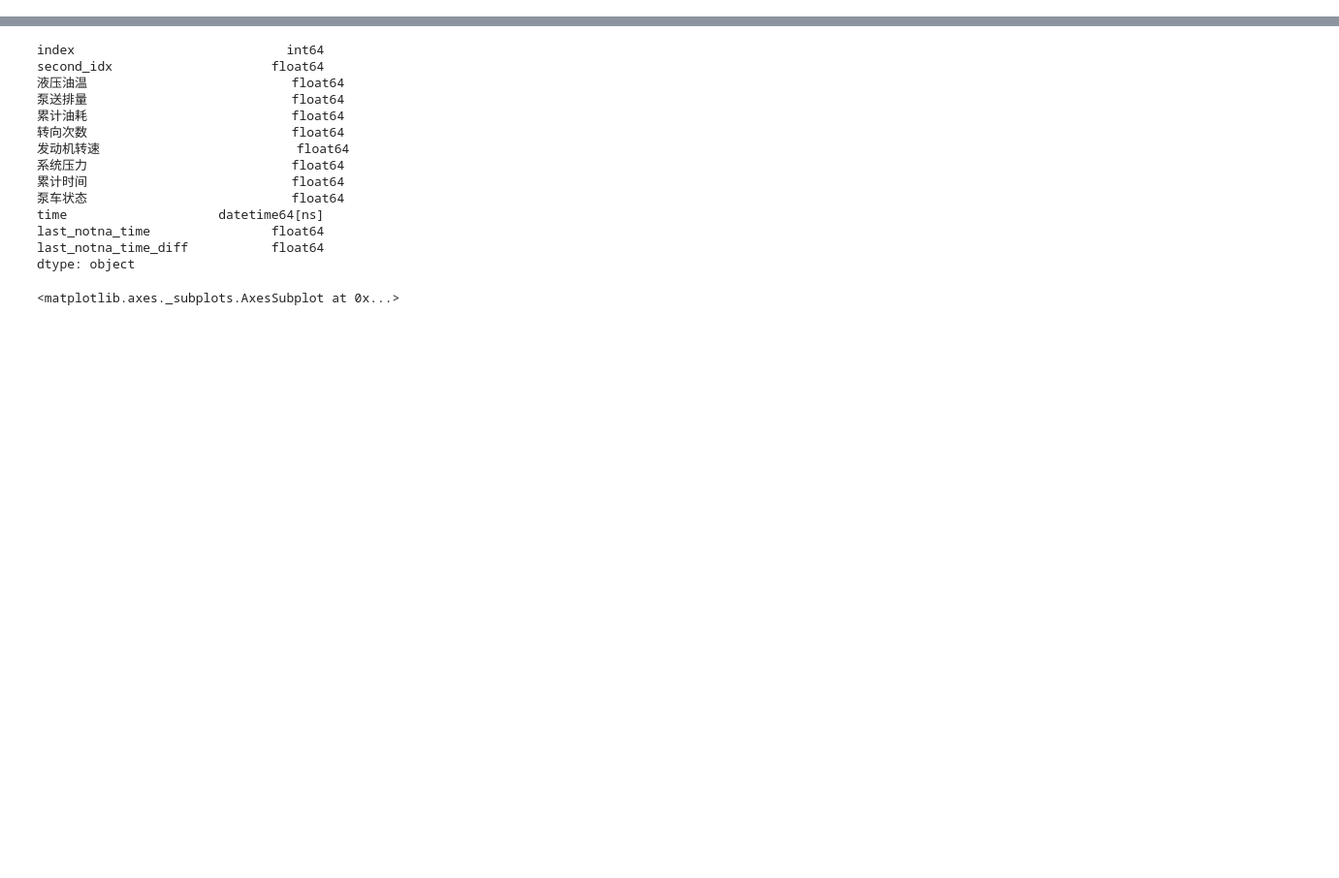
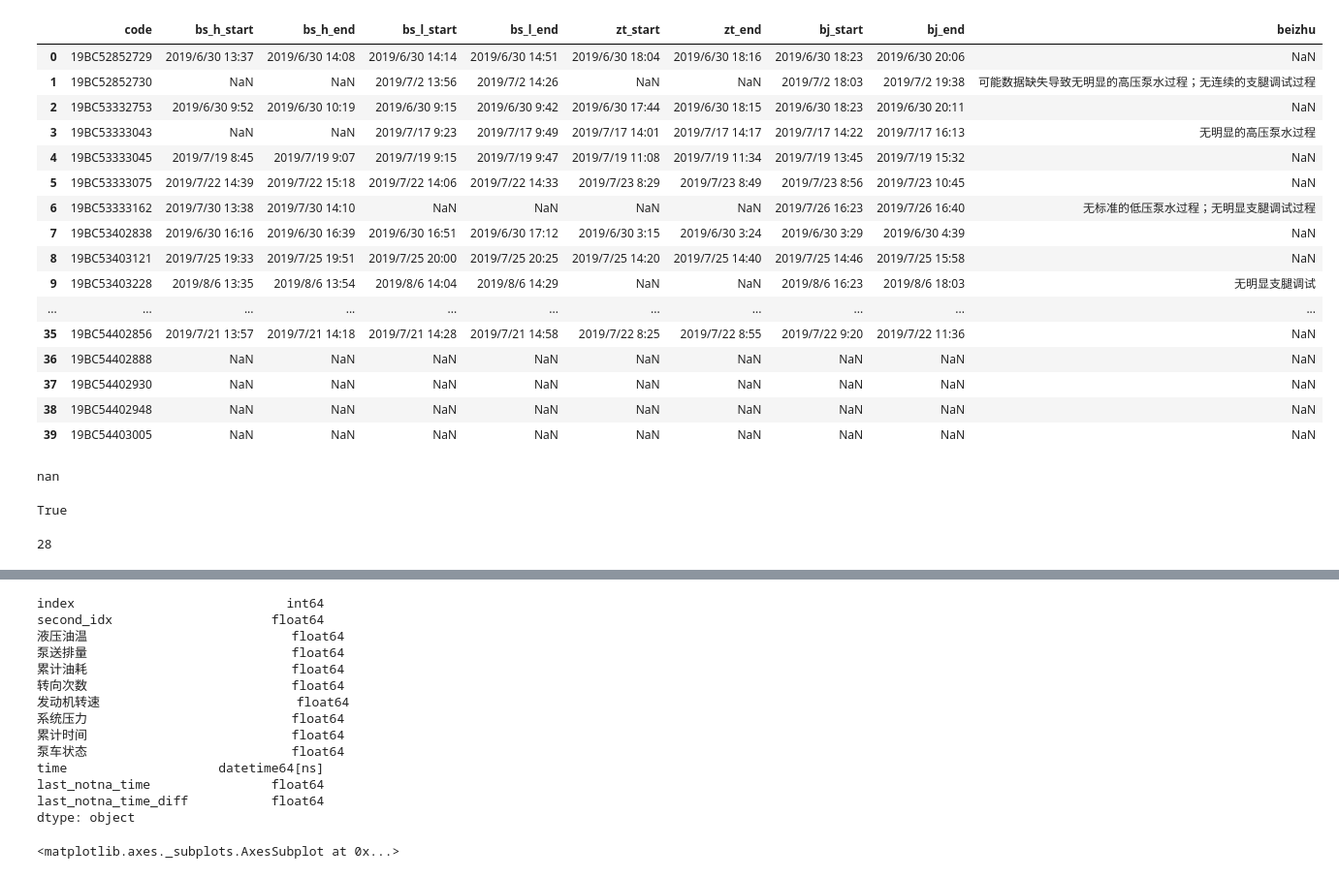
Before and after one commit to TysonXiao/untitled, a Jupyter notebook: 取数据样本.ipynb, the cells around one changed output, grey strips where cells are left out. Shown at 97% size. Drawn from its saved outputs; the diff is of its cells as text; code cells hidden in the pictures; blank space fills up the shorter version.

```diff
--- a/取数据样本.ipynb
+++ b/取数据样本.ipynb
@@ -93,3 +93,29 @@ def hand_col_new(df,col ="发动机转速",n=240):
     df[col] = df[col].fillna(method = "ffill")
 #     df = df.drop(["last_notna_time","last_notna_time_diff"],axis=1)
     return df
+# %%
+record = pd.read_csv("ok_code.csv",index_col=0,dtype={"bs_h_start":str,"bs_h_end":str,"bs_l_start":str,"bs_l_end":str})
+# %%
+record.iloc[:40]
+# %% [output]
+|  | code | bs_h_start | bs_h_end | bs_l_start | bs_l_end | zt_start | zt_end | bj_start | bj_end | beizhu |
+| 0 | 19BC52852729 | 2019/6/30 13:37 | 2019/6/30 14:08 | 2019/6/30 14:14 | 2019/6/30 14:51 | 2019/6/30 18:04 | 2019/6/30 18:16 | 2019/6/30 18:23 | 2019/6/30 20:06 | NaN |
+| 1 | 19BC52852730 | NaN | NaN | 2019/7/2 13:56 | 2019/7/2 14:26 | NaN | NaN | 2019/7/2 18:03 | 2019/7/2 19:38 | 可能数据缺失导致无明显的高压泵水过程；无连续的支腿调试过程 |
+| 2 | 19BC53332753 | 2019/6/30 9:52 | 2019/6/30 10:19 | 2019/6/30 9:15 | 2019/6/30 9:42 | 2019/6/30 17:44 | 2019/6/30 18:15 | 2019/6/30 18:23 | 2019/6/30 20:11 | NaN |
+| 3 | 19BC53333043 | NaN | NaN | 2019/7/17 9:23 | 2019/7/17 9:49 | 2019/7/17 14:01 | 2019/7/17 14:17 | 2019/7/17 14:22 | 2019/7/17 16:13 | 无明显的高压泵水过程 |
+| 4 | 19BC53333045 | 2019/7/19 8:45 | 2019/7/19 9:07 | 2019/7/19 9:15 | 2019/7/19 9:47 | 2019/7/19 11:08 | 2019/7/19 11:34 | 2019/7/19 13:45 | 2019/7/19 15:32 | NaN |
+| 5 | 19BC53333075 | 2019/7/22 14:39 | 2019/7/22 15:18 | 2019/7/22 14:06 | 2019/7/22 14:33 | 2019/7/23 8:29 | 2019/7/23 8:49 | 2019/7/23 8:56 | 2019/7/23 10:45 | NaN |
+| 6 | 19BC53333162 | 2019/7/30 13:38 | 2019/7/30 14:10 | NaN | NaN | NaN | NaN | 2019/7/26 16:23 | 2019/7/26 16:40 | 无标准的低压泵水过程；无明显支腿调试过程 |
+| 7 | 19BC53402838 | 2019/6/30 16:16 | 2019/6/30 16:39 | 2019/6/30 16:51 | 2019/6/30 17:12 | 2019/6/30 3:15 | 2019/6/30 3:24 | 2019/6/30 3:29 | 2019/6/30 4:39 | NaN |
+| 8 | 19BC53403121 | 2019/7/25 19:33 | 2019/7/25 19:51 | 2019/7/25 20:00 | 2019/7/25 20:25 | 2019/7/25 14:20 | 2019/7/25 14:40 | 2019/7/25 14:46 | 2019/7/25 15:58 | NaN |
+| 9 | 19BC53403228 | 2019/8/6 13:35 | 2019/8/6 13:54 | 2019/8/6 14:04 | 2019/8/6 14:29 | NaN | NaN | 2019/8/6 16:23 | 2019/8/6 18:03 | 无明显支腿调试 |
+| ... | ... | ... | ... | ... | ... | ... | ... | ... | ... | ... |
+| 35 | 19BC54402856 | 2019/7/21 13:57 | 2019/7/21 14:18 | 2019/7/21 14:28 | 2019/7/21 14:58 | 2019/7/22 8:25 | 2019/7/22 8:55 | 2019/7/22 9:20 | 2019/7/22 11:36 | NaN |
+| 36 | 19BC54402888 | NaN | NaN | NaN | NaN | NaN | NaN | NaN | NaN | NaN |
+| 37 | 19BC54402930 | NaN | NaN | NaN | NaN | NaN | NaN | NaN | NaN | NaN |
+| 38 | 19BC54402948 | NaN | NaN | NaN | NaN | NaN | NaN | NaN | NaN | NaN |
+| 39 | 19BC54403005 | NaN | NaN | NaN | NaN | NaN | NaN | NaN | NaN | NaN |
+# %%
+np.nan
+# %% [output]
+nan
@@ -95,0 +124,4 @@ def hand_col_new(df,col ="发动机转速",n=240):
+# %%
+np.isnan(bs1)
+# %% [output]
+True
@@ -95,0 +130,4 @@ def hand_col_new(df,col ="发动机转速",n=240):
+# %%
+len(record)
+# %% [output]
+28
```
Also changed, not shown: parts of 5 cells of this notebook, 2 other files.
